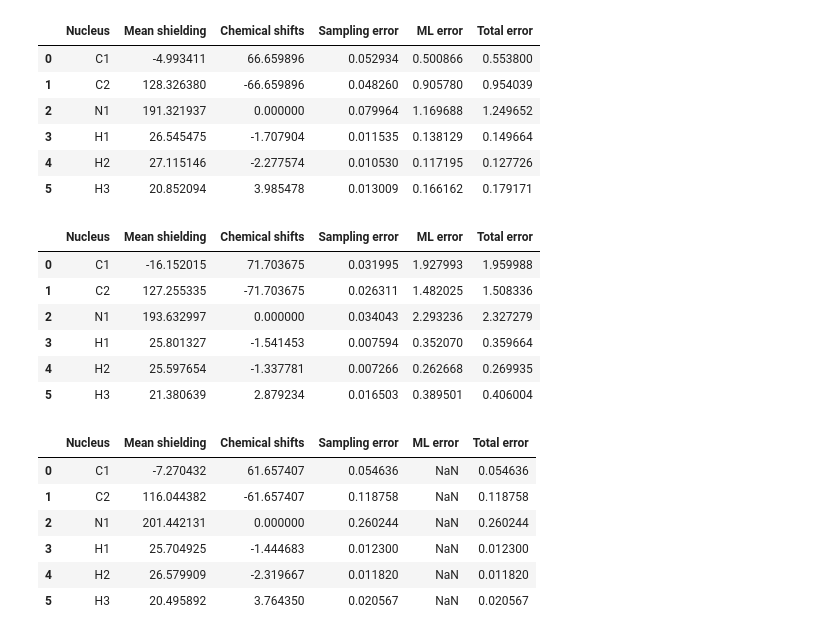
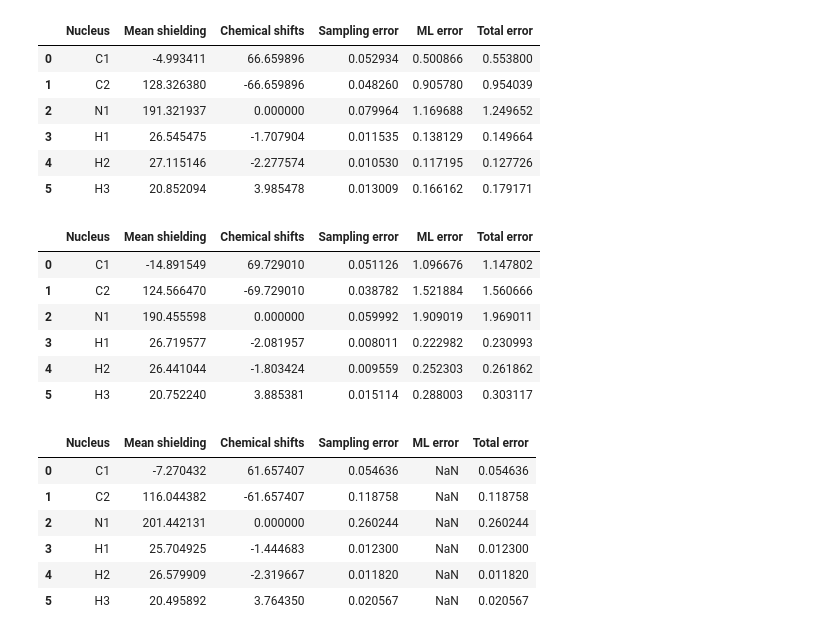
Before and after one commit to victorprincipe/genshift, a Jupyter notebook: plottings.ipynb, the cells around one changed output. Drawn from its saved outputs; the diff is of its cells as text; code cells hidden in the pictures.

```diff
--- a/plottings.ipynb
+++ b/plottings.ipynb
@@ -147,7 +147,7 @@ def process_glycine(raw_data):
 
     return processed_df
 # %%
-processed_data_gly_genmd_besshield=process_glycine('genmd_besshield/PI_NVT/glycine_gamma/shieldings.csv')
+processed_data_gly_genmd_besshield=process_glycine('genmd_besshield/PI_NVT/glycine_gamma_nbeads_test/shieldings.csv')
 processed_data_gly_genmd_besshield = remove_zeros(processed_data_gly_genmd_besshield)
 processed_data_gly_besmd_besshield=process_glycine('besmd_besshield/PI_NVT/glycine_gamma/shieldings.csv')
 processed_data_gly_besmd_besshield = remove_zeros(processed_data_gly_besmd_besshield)
@@ -675,14 +659,14 @@ shifts_errs_besmd_besshield
 | 4 | H2 | 27.115146 | -2.277574 | 0.010530 | 0.117195 | 0.127726 |
 | 5 | H3 | 20.852094 | 3.985478 | 0.013009 | 0.166162 | 0.179171 |
 # %%
-shifts_errs_genmd_besshield= calculate_shifts_and_errors(processed_data_gly_genmd_besshield, glycine=True)
-shifts_errs_genmd_besshield
+gly_a_shifts_errs_genmd_besshield= calculate_shifts_and_errors(processed_data_gly_genmd_besshield, glycine=True)
+gly_a_shifts_errs_genmd_besshield
 # %% [output]
 |  | Nucleus | Mean shielding | Chemical shifts | Sampling error | ML error | Total error |
-| 0 | C1 | -16.152015 | 71.703675 | 0.031995 | 1.927993 | 1.959988 |
-| 1 | C2 | 127.255335 | -71.703675 | 0.026311 | 1.482025 | 1.508336 |
-| 2 | N1 | 193.632997 | 0.000000 | 0.034043 | 2.293236 | 2.327279 |
-| 3 | H1 | 25.801327 | -1.541453 | 0.007594 | 0.352070 | 0.359664 |
-| 4 | H2 | 25.597654 | -1.337781 | 0.007266 | 0.262668 | 0.269935 |
-| 5 | H3 | 21.380639 | 2.879234 | 0.016503 | 0.389501 | 0.406004 |
+| 0 | C1 | -14.891549 | 69.729010 | 0.051126 | 1.096676 | 1.147802 |
+| 1 | C2 | 124.566470 | -69.729010 | 0.038782 | 1.521884 | 1.560666 |
+| 2 | N1 | 190.455598 | 0.000000 | 0.059992 | 1.909019 | 1.969011 |
+| 3 | H1 | 26.719577 | -2.081957 | 0.008011 | 0.222982 | 0.230993 |
+| 4 | H2 | 26.441044 | -1.803424 | 0.009559 | 0.252303 | 0.261862 |
+| 5 | H3 | 20.752240 | 3.885381 | 0.015114 | 0.288003 | 0.303117 |
 # %%
```
Also changed, not shown: parts of 10 cells of this notebook, 3 other files.
